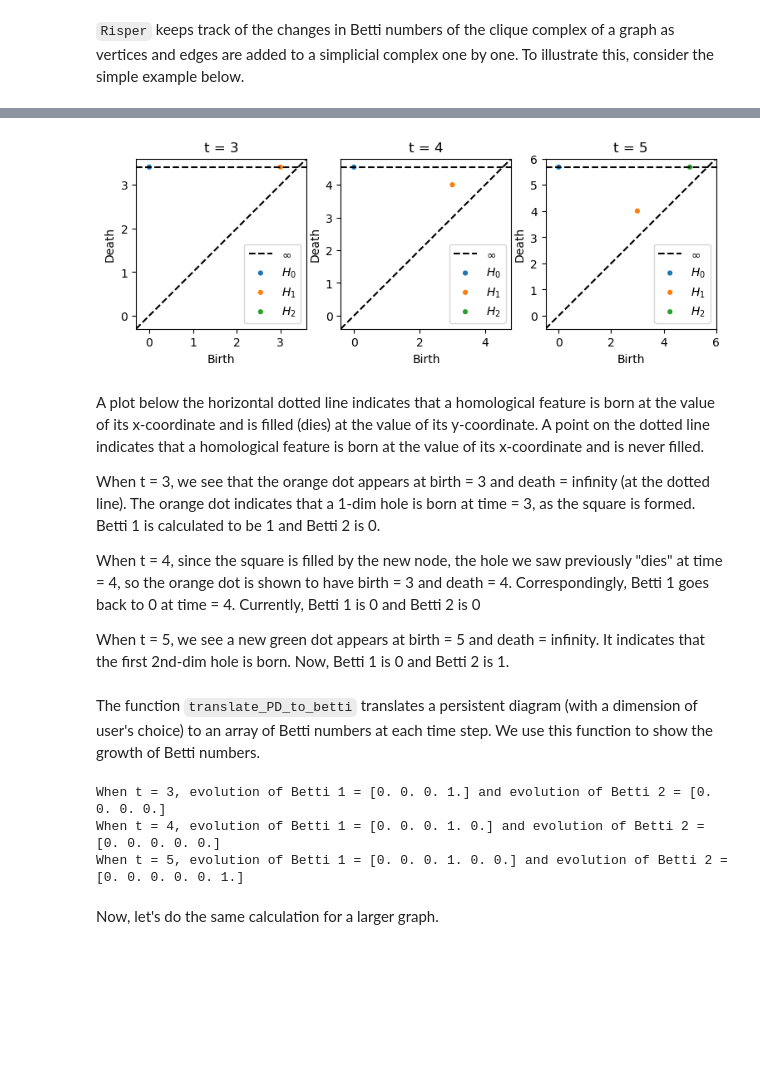
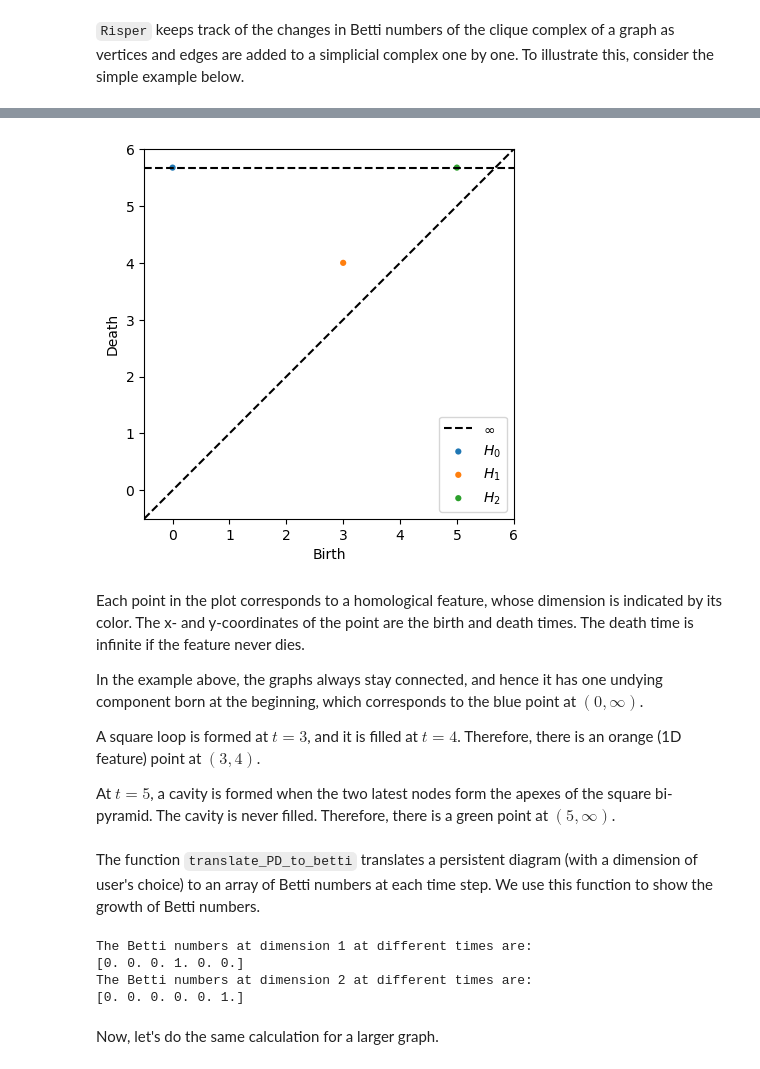
Before and after one commit to carolinerongyi/Preferential_Attachment_Clique_Complex, a Jupyter notebook: tutorial.ipynb, the cells around one changed output, grey strips where cells are left out. Drawn from its saved outputs; the diff is of its cells as text; code cells hidden in the pictures; blank space fills up the shorter version.

```diff
--- a/tutorial.ipynb
+++ b/tutorial.ipynb
@@ -226,33 +241,30 @@ Ripser takes the matrix and a maximum dimension as inputs to form the persistent
 # %%
-fig, axes = plt.subplots(1,3,figsize = (9,3))
-diagrams = []
-for i, graph in enumerate([graph0, graph1, graph2]):
-    mat = betti.get_age_matrix(graph)
-    dgms = ripser(mat, distance_matrix=True, maxdim=2)['dgms']
-    diagrams.append(dgms)
-    plot_diagrams(dgms, ax = axes[i], title = f't = {i + 3}')
-
+fig, ax = plt.subplots()
+mat = betti.get_age_matrix(graph2)
+dgms = ripser(mat, distance_matrix=True, maxdim=2)['dgms']
+plot_diagrams(dgms, ax = ax)
 plt.show()
 # %% [output]
-[figure, old version]
+[figure, new version]
 # %% [markdown]
-A plot below the horizontal dotted line indicates that a homological feature is born at the value of its x-coordinate and is filled (dies) at the value of its y-coordinate. A point on the dotted line indicates that a homological feature is born at the value of its x-coordinate and is never filled.
+Each point in the plot corresponds to a homological feature, whose dimension is indicated by its color. The x- and y-coordinates of the point are the birth and death times. The death time is infinite if the feature never dies.
 
-When t = 3, we see that the orange dot appears at birth = 3 and death = infinity (at the dotted line). The orange dot indicates that a 1-dim hole is born at time = 3, as the square is formed. Betti 1 is calculated to be 1 and Betti 2 is 0.
+In the example above, the graphs always stay connected, and hence it has one undying component born at the beginning, which corresponds to the blue point at $(0, \infty)$.
 
-When t = 4, since the square is filled by the new node, the hole we saw previously "dies" at time = 4, so the orange dot is shown to have birth = 3 and death = 4. Correspondingly, Betti 1 goes back to 0 at time = 4. Currently, Betti 1 is 0 and Betti 2 is 0
+A square loop is formed at $t = 3$, and it is filled at $t = 4$. Therefore, there is an orange (1D feature) point at $(3, 4)$.
 
-When t = 5, we see a new green dot appears at birth = 5 and death = infinity. It indicates that the first 2nd-dim hole is born. Now, Betti 1 is 0 and Betti 2 is 1.
+At $t = 5$, a cavity is formed when the two latest nodes form the apexes of the square bi-pyramid. The cavity is never filled. Therefore, there is a green point at $(5, \infty)$.
 # %% [markdown]
 The function `translate_PD_to_betti` translates a persistent diagram (with a dimension of user's choice) to an array of Betti numbers at each time step. We use this function to show the growth of Betti numbers.
 # %%
-for i in range(3,6):
-    print('When t = {}, evolution of Betti 1 = {} and evolution of Betti 2 = {}'.format(
-        i, betti.translate_PD_to_betti(diagrams[i-3][1], i+1), betti.translate_PD_to_betti(diagrams[i-3][2], i+1)))
+for dim in [1, 2]:
+    print(f'The Betti numbers at dimension {dim} at different times are:')
+    print(betti.translate_PD_to_betti(dgms[dim], 6))
 # %% [output]
-When t = 3, evolution of Betti 1 = [0. 0. 0. 1.] and evolution of Betti 2 = [0. 0. 0. 0.]
-When t = 4, evolution of Betti 1 = [0. 0. 0. 1. 0.] and evolution of Betti 2 = [0. 0. 0. 0. 0.]
-When t = 5, evolution of Betti 1 = [0. 0. 0. 1. 0. 0.] and evolution of Betti 2 = [0. 0. 0. 0. 0. 1.]
+The Betti numbers at dimension 1 at different times are:
+[0. 0. 0. 1. 0. 0.]
+The Betti numbers at dimension 2 at different times are:
+[0. 0. 0. 0. 0. 1.]
 # %% [markdown]
 Now, let's do the same calculation for a larger graph.
 # %%
```
Also changed, not shown: parts of 13 cells of this notebook.
